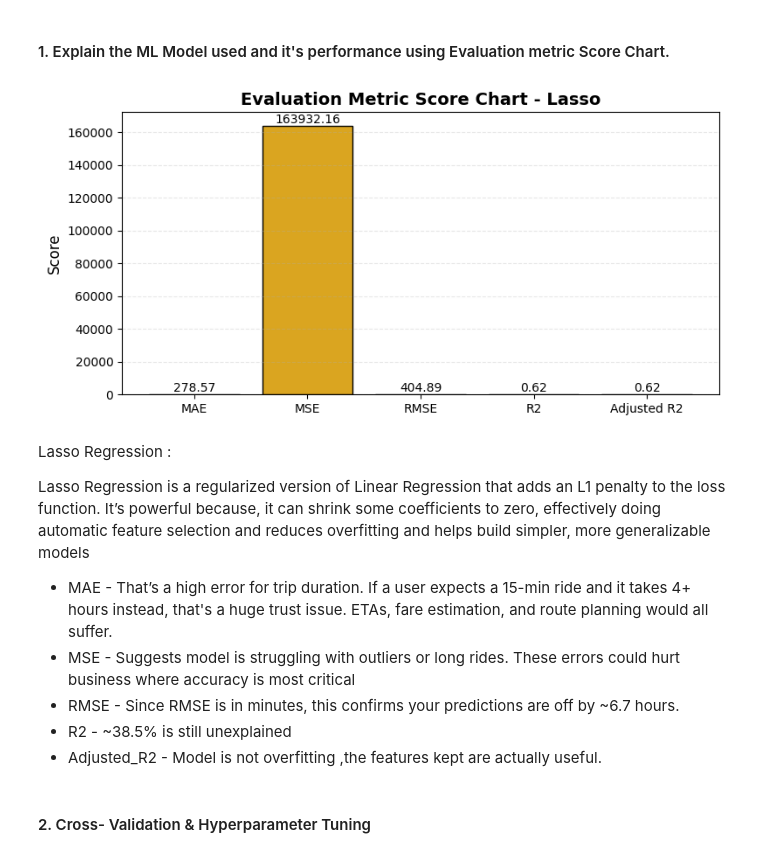
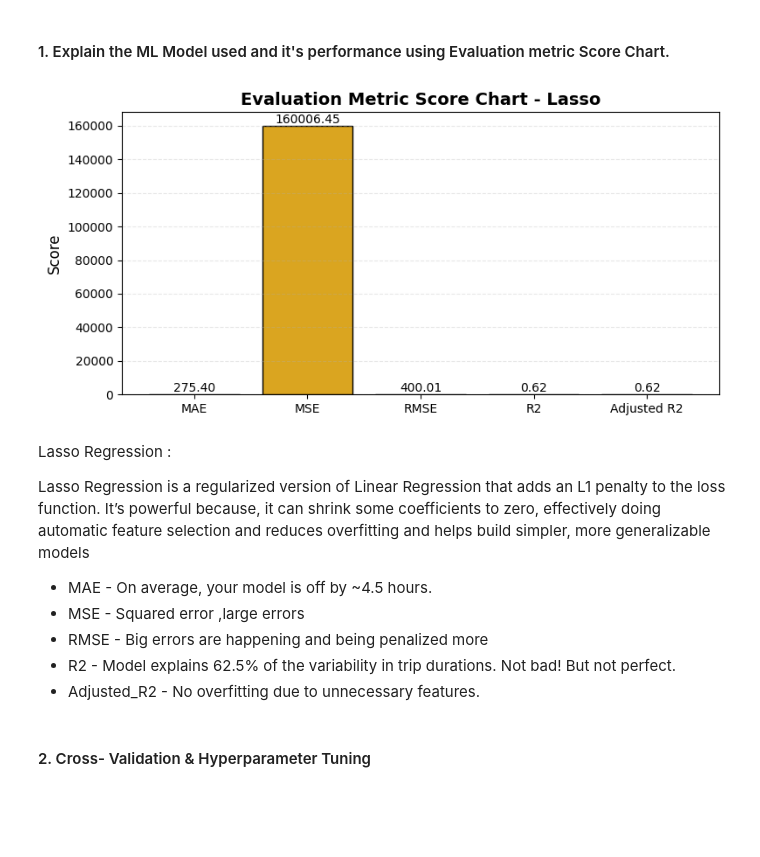
Before and after one commit to Srishti6125/NYC-Taxi, a Jupyter notebook: NYC_Taxi.ipynb, the cells around one changed output. Cells and saved outputs as stored; diff of their text form; code cells hidden in the pictures; blank space fills up the shorter version.

```diff
--- a/NYC_Taxi.ipynb
+++ b/NYC_Taxi.ipynb
@@ -1756,37 +1758,37 @@ Adjusted R2 :  0.6154391618193689
 # %% [markdown]
 #### 1. Explain the ML Model used and it's performance using Evaluation metric Score Chart.
 # %%
-# Visualizing evaluation Metric Score chart - Lasso
+# Visualizing evaluation Metric Score chart -  Lasso
 
 # Your scores
-metrics = { 'MAE': 278.5658721334534, 'MSE': 163932.15854911756, 'RMSE': 404.8853647010689, 'R2': 0.6154528211065052, 'Adjusted R2': 0.6154391618193689 }
+metrics = { 'MAE':  275.399412878199, 'MSE': 160006.4473401038, 'RMSE': 400.00805909394353, 'R2':0.624661637631205, 'Adjusted R2': 0.6246296387938581  }
 
 # Plotting
 plt.figure(figsize=(8, 4))
 bars = plt.bar(metrics.keys(), metrics.values(), color='goldenrod', edgecolor='black')
 
 # Annotate values on top
 for bar in bars:
     yval = bar.get_height()
     plt.text(bar.get_x() + bar.get_width()/2, yval + 0.01, f'{yval:.2f}', ha='center', va='bottom', fontsize=10)
 
 plt.title('Evaluation Metric Score Chart - Lasso', fontsize=14, weight='bold')
 plt.ylabel('Score', fontsize=12)
 plt.grid(axis='y', linestyle='--', alpha=0.3)
 plt.tight_layout()
 plt.show()
 # %% [output]
-[figure, old version]
+[figure, new version]
 # %% [markdown]
 Lasso Regression :
 
 Lasso Regression is a regularized version of Linear Regression that adds an L1 penalty to the loss function. It’s powerful because, it can shrink some coefficients to zero, effectively doing automatic feature selection and reduces overfitting and helps build simpler, more generalizable models
 
-* MAE - That’s a high error for trip duration. If a user expects a 15-min ride and it takes 4+ hours instead, that's a huge trust issue. ETAs, fare estimation, and route planning would all suffer.
-* MSE - Suggests model is struggling with outliers or long rides. These errors could hurt business where accuracy is most critical
-* RMSE - Since RMSE is in minutes, this confirms your predictions are off by ~6.7 hours.
-* R2 - ~38.5% is still unexplained
-* Adjusted_R2 - Model is not overfitting ,the features kept are actually useful.
+* MAE - On average, your model is off by ~4.5 hours.
+* MSE - Squared error ,large errors
+* RMSE - Big errors are happening and being penalized more
+* R2 - Model explains 62.5% of the variability in trip durations. Not bad! But not perfect.
+* Adjusted_R2 - No overfitting due to unnecessary features.
 # %% [markdown]
 #### 2. Cross- Validation & Hyperparameter Tuning
 # %%
```
Also changed, not shown: parts of 35 cells of this notebook.
